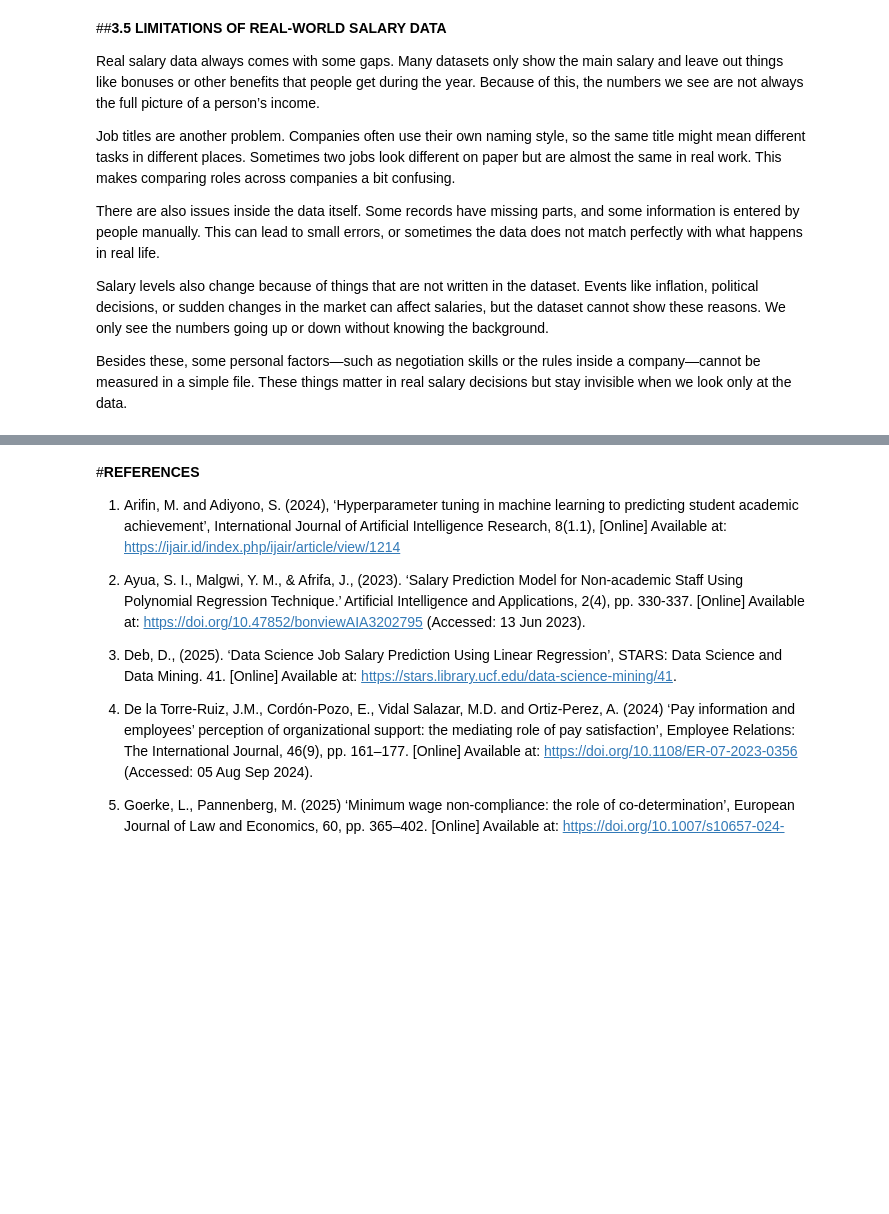
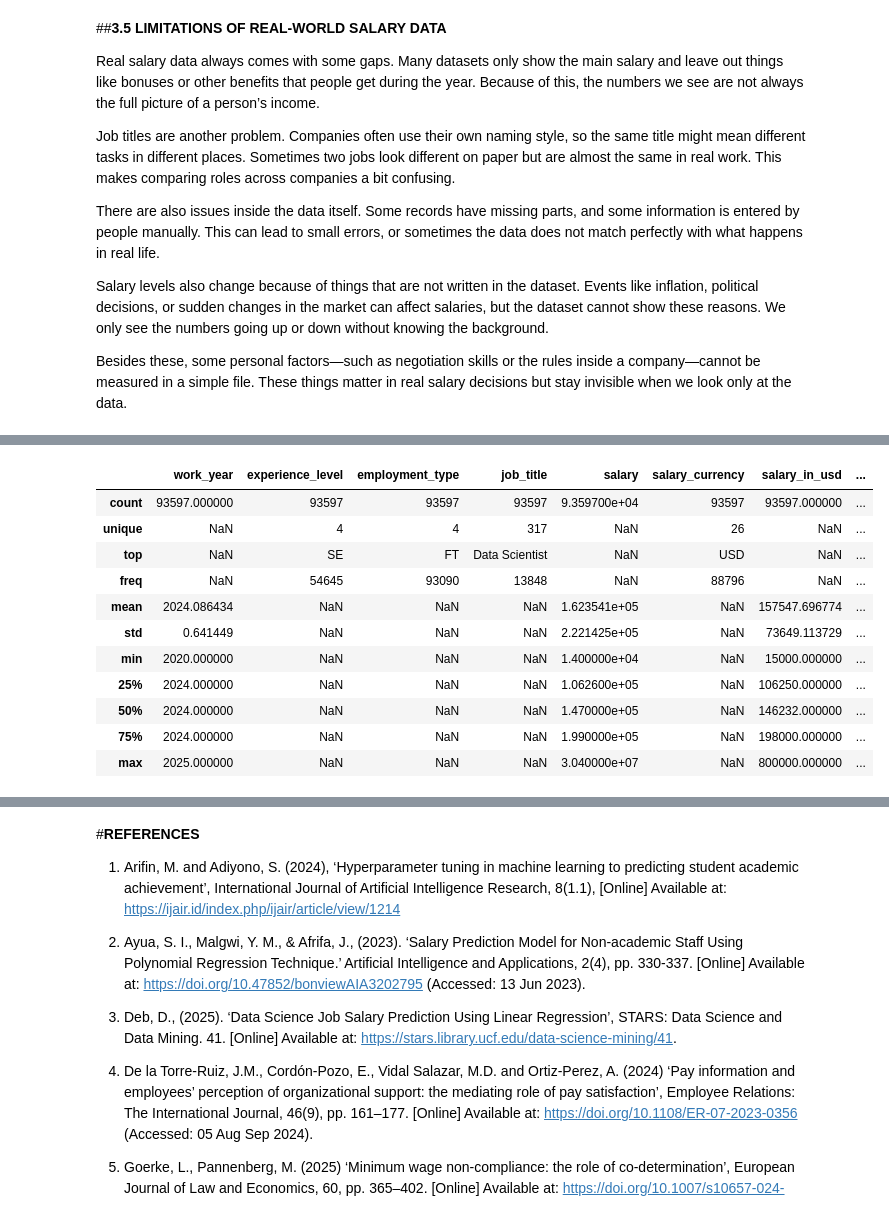
Before and after one commit to behrad-mohammadi/salary-prediction-data-jobs, a Jupyter notebook: Notebook/salary_analysis_main.ipynb, the cells around one changed output, grey strips where cells are left out. Cells and saved outputs as stored; diff of their text form; code cells hidden in the pictures; blank space fills up the shorter version.

```diff
--- a/Notebook/salary_analysis_main.ipynb
+++ b/Notebook/salary_analysis_main.ipynb
@@ -254,0 +283,15 @@ df.head()
+# %%
+df.describe(include='all')
+# %% [output]
+|  | work_year | experience_level | employment_type | job_title | salary | salary_currency | salary_in_usd | ... |
+| count | 93597.000000 | 93597 | 93597 | 93597 | 9.359700e+04 | 93597 | 93597.000000 | ... |
+| unique | NaN | 4 | 4 | 317 | NaN | 26 | NaN | ... |
+| top | NaN | SE | FT | Data Scientist | NaN | USD | NaN | ... |
+| freq | NaN | 54645 | 93090 | 13848 | NaN | 88796 | NaN | ... |
+| mean | 2024.086434 | NaN | NaN | NaN | 1.623541e+05 | NaN | 157547.696774 | ... |
+| std | 0.641449 | NaN | NaN | NaN | 2.221425e+05 | NaN | 73649.113729 | ... |
+| min | 2020.000000 | NaN | NaN | NaN | 1.400000e+04 | NaN | 15000.000000 | ... |
+| 25% | 2024.000000 | NaN | NaN | NaN | 1.062600e+05 | NaN | 106250.000000 | ... |
+| 50% | 2024.000000 | NaN | NaN | NaN | 1.470000e+05 | NaN | 146232.000000 | ... |
+| 75% | 2024.000000 | NaN | NaN | NaN | 1.990000e+05 | NaN | 198000.000000 | ... |
+| max | 2025.000000 | NaN | NaN | NaN | 3.040000e+07 | NaN | 800000.000000 | ... |
```
Also changed, not shown: parts of 24 cells of this notebook.
